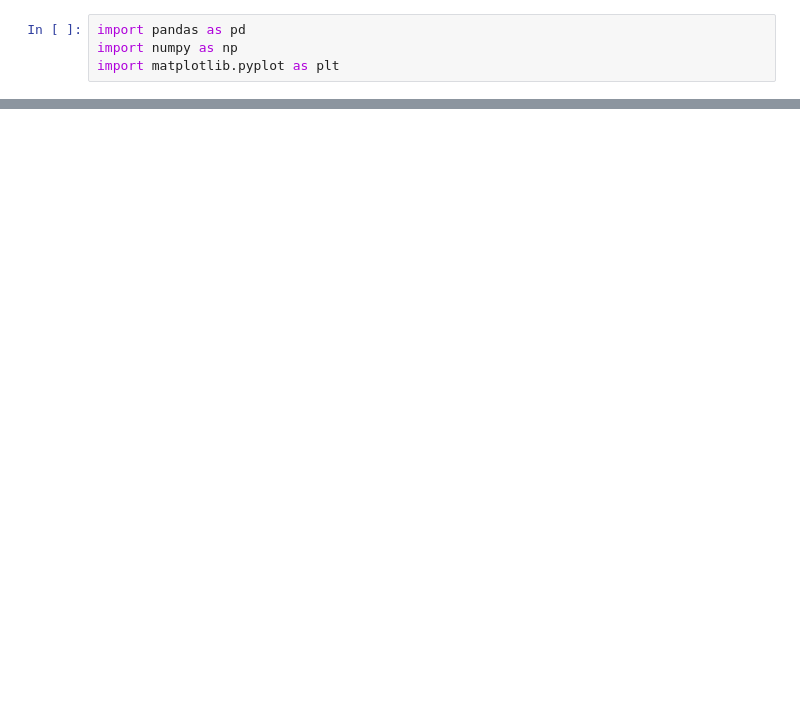
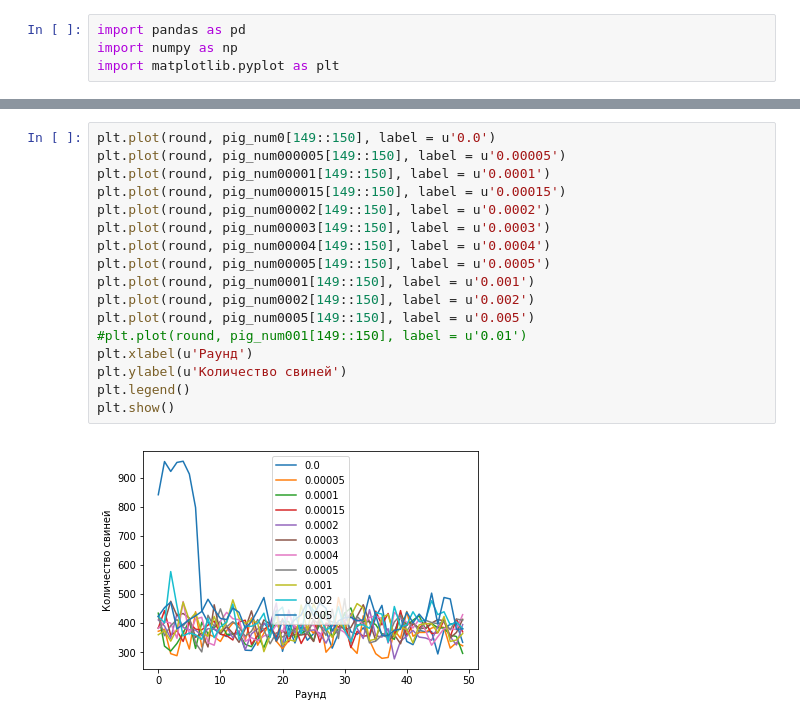
Before and after one commit to ilchuk96/1m-agents, a Jupyter notebook: src/Collective Grouping Behaviors/plots.ipynb, the cells around one changed output, grey strips where cells are left out. Saved outputs shown, nothing was run; the diff lists cells and outputs as text; blank space fills up the shorter version.

```diff
--- a/src/Collective Grouping Behaviors/plots.ipynb
+++ b/src/Collective Grouping Behaviors/plots.ipynb
@@ -36,0 +47,19 @@ plt.show()
+# %%
+plt.plot(round, pig_num0[149::150], label = u'0.0')
+plt.plot(round, pig_num000005[149::150], label = u'0.00005')
+plt.plot(round, pig_num00001[149::150], label = u'0.0001')
+plt.plot(round, pig_num000015[149::150], label = u'0.00015')
+plt.plot(round, pig_num00002[149::150], label = u'0.0002')
+plt.plot(round, pig_num00003[149::150], label = u'0.0003')
+plt.plot(round, pig_num00004[149::150], label = u'0.0004')
+plt.plot(round, pig_num00005[149::150], label = u'0.0005')
+plt.plot(round, pig_num0001[149::150], label = u'0.001')
+plt.plot(round, pig_num0002[149::150], label = u'0.002')
+plt.plot(round, pig_num0005[149::150], label = u'0.005')
+#plt.plot(round, pig_num001[149::150], label = u'0.01')
+plt.xlabel(u'Раунд')
+plt.ylabel(u'Количество свиней')
+plt.legend()
+plt.show()
+# %% [output]
+[figure, added]
```
Also changed, not shown: parts of 13 cells of this notebook, 47 other files.
